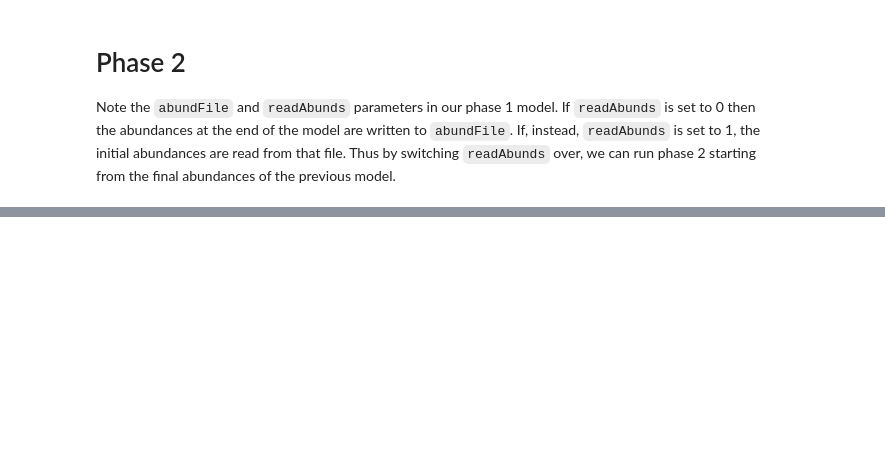
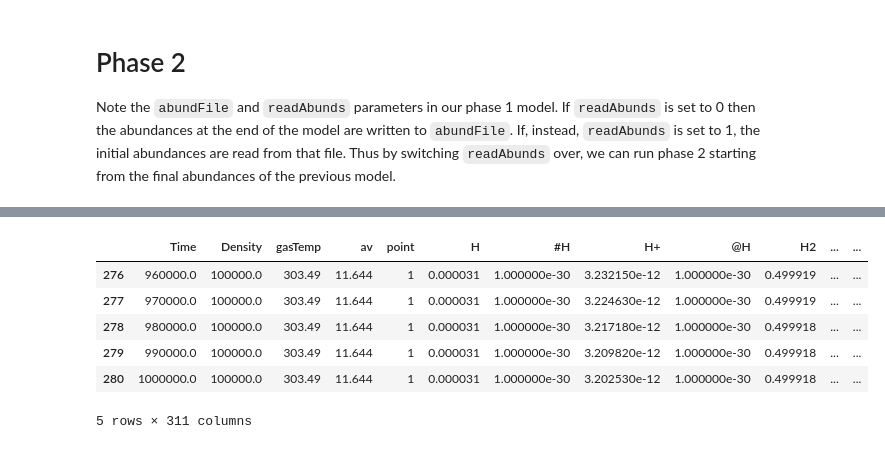
Before and after one commit to uclchem/UCLCHEM, a Jupyter notebook: Python/first_models.ipynb, the cells around one changed output, grey strips where cells are left out. Drawn from its saved outputs; the diff is of its cells as text; code cells hidden in the pictures; blank space fills up the shorter version.

```diff
--- a/Python/first_models.ipynb
+++ b/Python/first_models.ipynb
@@ -69,3 +65,12 @@ uclchem.run_model(param_dict)
 # %%
-phase2_df=uclchem.read_output_file("../output/phase2-full.dat")
+phase2_df=uclchem.read_output_file("../examples/test-output/phase2-full.dat")
+phase2_df.tail()
+# %% [output]
+|  | Time | Density | gasTemp | av | point | H | #H | H+ | @H | H2 | ... | ... |
+| 276 | 960000.0 | 100000.0 | 303.49 | 11.644 | 1 | 0.000031 | 1.000000e-30 | 3.232150e-12 | 1.000000e-30 | 0.499919 | ... | ... |
+| 277 | 970000.0 | 100000.0 | 303.49 | 11.644 | 1 | 0.000031 | 1.000000e-30 | 3.224630e-12 | 1.000000e-30 | 0.499919 | ... | ... |
+| 278 | 980000.0 | 100000.0 | 303.49 | 11.644 | 1 | 0.000031 | 1.000000e-30 | 3.217180e-12 | 1.000000e-30 | 0.499918 | ... | ... |
+| 279 | 990000.0 | 100000.0 | 303.49 | 11.644 | 1 | 0.000031 | 1.000000e-30 | 3.209820e-12 | 1.000000e-30 | 0.499918 | ... | ... |
+| 280 | 1000000.0 | 100000.0 | 303.49 | 11.644 | 1 | 0.000031 | 1.000000e-30 | 3.202530e-12 | 1.000000e-30 | 0.499918 | ... | ... |
+5 rows × 311 columns
 # %%
```
Also changed, not shown: parts of 5 cells of this notebook, 28 other files.
